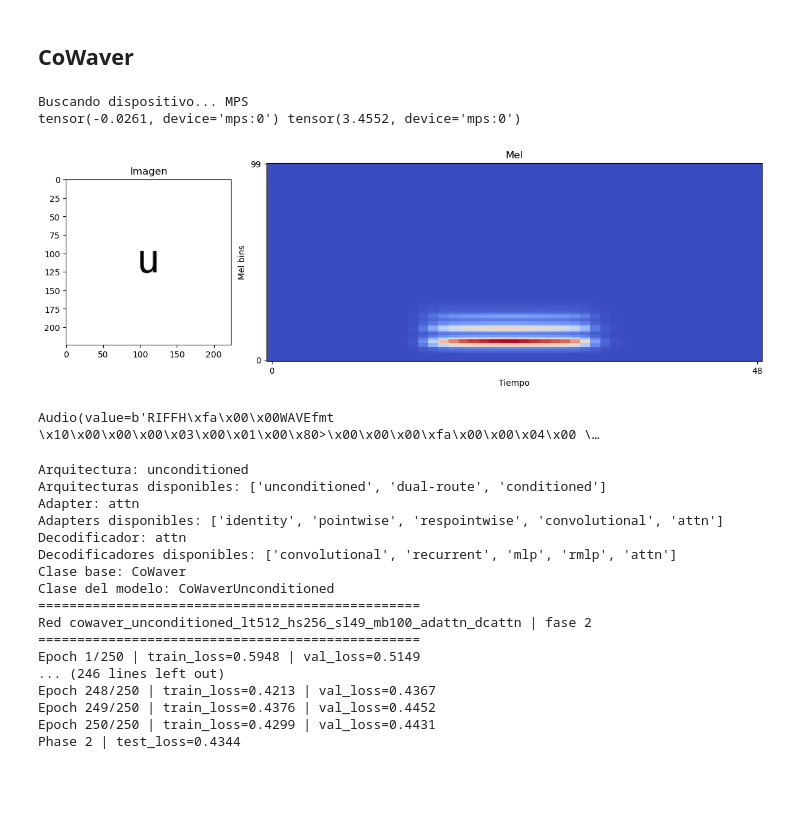
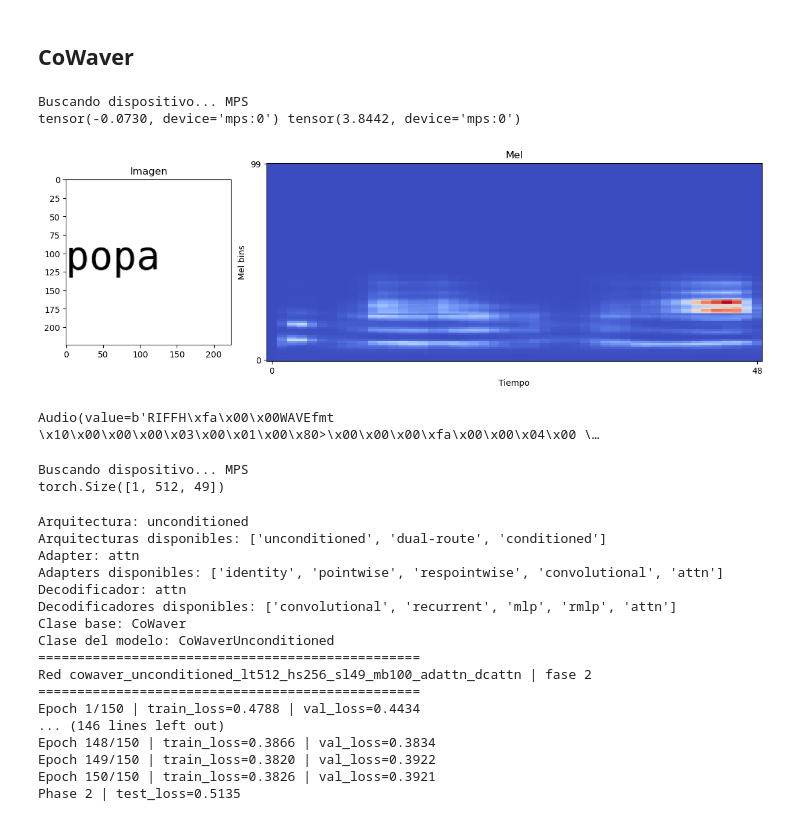
Before and after one commit to martindsq/from-speech, a Jupyter notebook: notebooks/cowaver.ipynb, the cells around one changed output. Cells and saved outputs as stored; diff of their text form; code cells hidden in the pictures; blank space fills up the shorter version.

Commit message:
close decoder

```diff
--- a/notebooks/cowaver.ipynb
+++ b/notebooks/cowaver.ipynb
@@ -337,43 +328,53 @@ from cowaver.utils import make_image, encontrar_dispositivo
 
 cowaver = build_model(
     'unconditioned',
     latent_dim=512,
     hidden_size=256,
     mel_bins=100,
     adapter='attn',
-    decoder='attn',
-    ctc_vocab_size=28,#len(vocabulario)+1,
-    ctc_weight=0,
-    num_speakers=0
+    decoder='attn'
 )
 
 
-train_history = cargar_checkpoint(cowaver, phase=1, folder=checkpoints_path, silent=True)
+train_history = cargar_checkpoint(cowaver, phase=2, folder=checkpoints_path, silent=True)
 
 dispositivo = encontrar_dispositivo()
 cowaver = cowaver.to(dispositivo)
-x = make_image("u", x_stride=0.5)
+x = make_image("popa", x_stride=0)
 cowaver.eval()
 with torch.no_grad():
     x = x.to(dispositivo)
-    mel, z = cowaver(x, speaker_ids=torch.tensor([0], device=dispositivo))
+    mel, z = cowaver(x)
 
 fig = plt.figure(figsize=(12, 4), layout="constrained")
 axes = fig.subplot_mosaic([["x", "mel"]], gridspec_kw={"width_ratios": [1, 3]})
 
 plot_image(x, ax=axes["x"])
 plot_mel(mel.cpu(), ax=axes["mel"])
 print(mel.min(), mel.max())
 
 plt.show()
 
 waveform = extraer_waveform(mel.cpu())
 display(audio_widget(waveform[0]))
 # %% [output]
 Buscando dispositivo... MPS
-tensor(-0.0261, device='mps:0') tensor(3.4552, device='mps:0')
+tensor(-0.0730, device='mps:0') tensor(3.8442, device='mps:0')
-[figure, old version]
+[figure, new version]
 Audio(value=b'RIFFH\xfa\x00\x00WAVEfmt \x10\x00\x00\x00\x03\x00\x01\x00\x80>\x00\x00\x00\xfa\x00\x00\x04\x00 \…
+# %%
+import torchaudio
+
+dispositivo = encontrar_dispositivo()
+bundle = torchaudio.pipelines.WAV2VEC2_XLSR53
+model = bundle.get_model().to(dispositivo)
+with torch.no_grad():
+    lengths = torch.full((waveform.size(0),), waveform.size(1), dtype=torch.long, device=dispositivo,)
+    features, lengths = model.model.feature_extractor(waveform.to(dispositivo), length=lengths)
+    print(features.transpose(1, 2).shape)
+# %% [output]
+Buscando dispositivo... MPS
+torch.Size([1, 512, 49])
 # %%
 from cowaver.modules import (
     CoWaver,
@@ -402,10 +403,7 @@ cowaver = build_model(
     hidden_size=256,
     mel_bins=100,
     adapter=adapter,
-    decoder=decoder,
-    ctc_vocab_size=28,#len(vocabulario)+1,
-    ctc_weight=0,
-    num_speakers=0
+    decoder=decoder
 )
 
 print("Clase base:", CoWaver.__name__)
@@ -434,11 +432,11 @@ Clase del modelo: CoWaverUnconditioned
 =================================================
 Red cowaver_unconditioned_lt512_hs256_sl49_mb100_adattn_dcattn | fase 2
 =================================================
-Epoch 1/250 | train_loss=0.5948 | val_loss=0.5149
-... (246 lines left out)
-Epoch 248/250 | train_loss=0.4213 | val_loss=0.4367
-Epoch 249/250 | train_loss=0.4376 | val_loss=0.4452
-Epoch 250/250 | train_loss=0.4299 | val_loss=0.4431
-Phase 2 | test_loss=0.4344
+Epoch 1/150 | train_loss=0.4788 | val_loss=0.4434
+... (146 lines left out)
+Epoch 148/150 | train_loss=0.3866 | val_loss=0.3834
+Epoch 149/150 | train_loss=0.3820 | val_loss=0.3922
+Epoch 150/150 | train_loss=0.3826 | val_loss=0.3921
+Phase 2 | test_loss=0.5135
 # %%
 plot_train_history(train_history)
```
Also changed, not shown: parts of 6 cells of this notebook, 9 other files.
